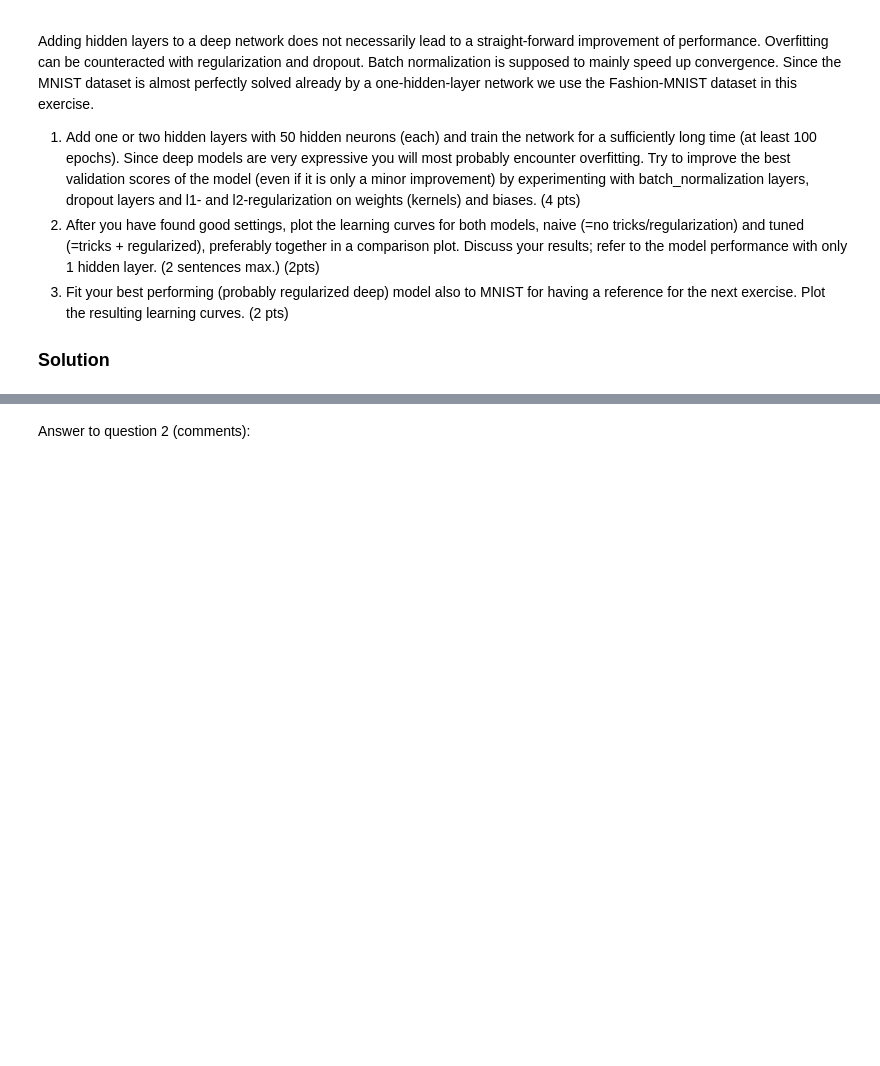
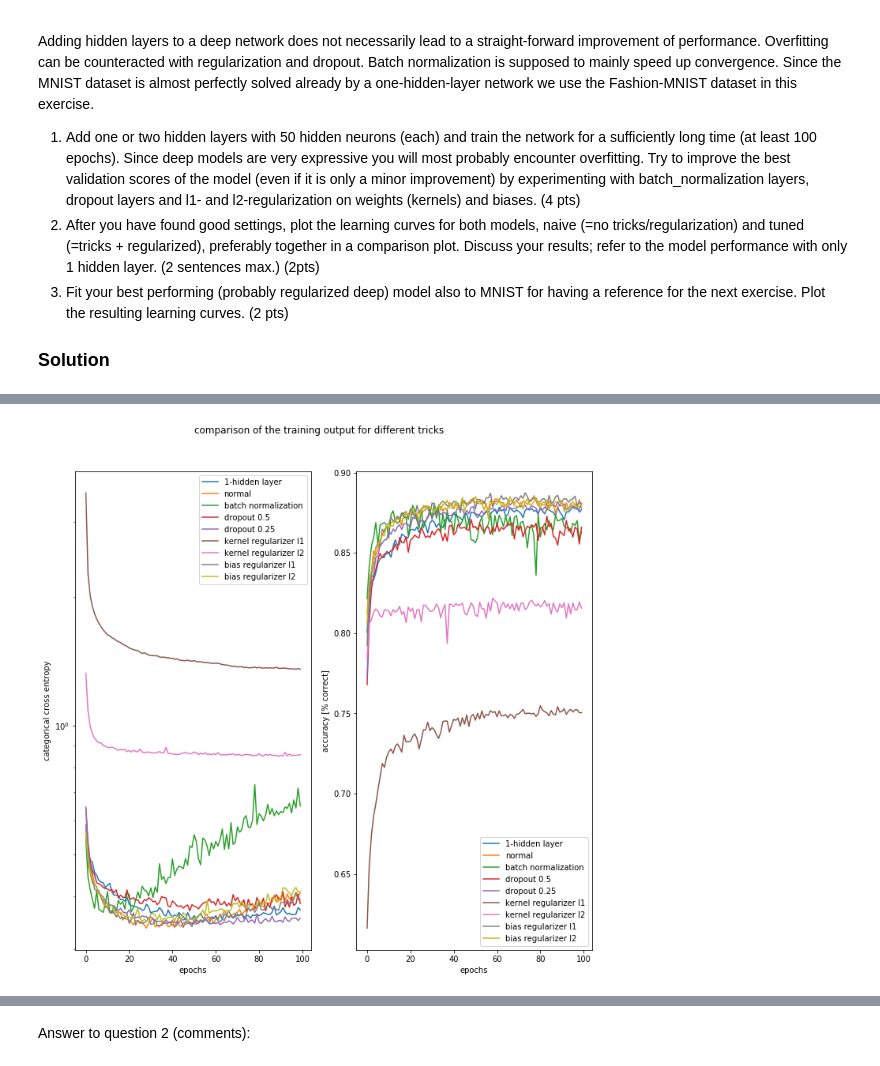
Before and after one commit to girotomas/ANN, a Jupyter notebook: ANN22_03.ipynb, the cells around one changed output, grey strips where cells are left out. Drawn from its saved outputs; the diff is of its cells as text; code cells hidden in the pictures; blank space fills up the shorter version.

```diff
--- a/ANN22_03.ipynb
+++ b/ANN22_03.ipynb
@@ -474,18 +490,3 @@ for i in range(len(lr)):
                   metrics=['acc'])
 
     historys['adam']+=[model3.fit(x_fashion_train, y_fashion_train, epochs=epochs, batch_size=128, validation_data=(x_fashion_test, y_fashion_test))]
-
-
-# This plotting routine might help you ...
-def comparison_plot(history_sgd, history_adam, label1, label2, title):
-    fig, ax1, ax2 = prepare_standardplot(title, "epochs")
-    ax1.plot(history_sgd.history['loss'], label=label1 + ' training')
-    ax1.plot(history_sgd.history['val_loss'], label=label1 + ' validation')
-    ax1.plot(history_adam.history['loss'], label=label2 + ' training')
-    ax1.plot(history_adam.history['val_loss'], label=label2 + ' validation')
-    ax2.plot(history_sgd.history['acc'], label=label1 + ' training')
-    ax2.plot(history_sgd.history['val_acc'], label=label1 + ' validation')
-    ax2.plot(history_adam.history['acc'], label=label2 + ' training')
-    ax2.plot(history_adam.history['val_acc'], label=label2 + ' validation')
-    finalize_standardplot(fig, ax1, ax2)
-    return fig
@@ -744,0 +739,20 @@ Epoch 100/100
+# %%
+# Here we plot all the models for comparison
+
+def multiple_comparison_plot(historys, model_names, title, training_or_validation='validation'):
+    fig, ax1, ax2 = prepare_standardplot(title, "epochs")
+    loss_key= 'val_loss' if training_or_validation=='validation' else 'loss'
+    acc_key= 'val_acc' if training_or_validation=='validation' else 'acc'
+
+    for model_key in range(len(historys)):
+        ax1.plot(historys[model_key][loss_key], label=model_names[model_key])
+        ax2.plot(historys[model_key][acc_key], label=model_names[model_key])
+    fig.set_size_inches(10,10)
+    finalize_standardplot(fig, ax1, ax2)
+
+
+multiple_comparison_plot(historys, model_names,
+                         'comparison of the training output for different tricks',
+                         training_or_validation='validation' )
+# %% [output]
+[figure, added]
```
Also changed, not shown: parts of 8 cells of this notebook.
